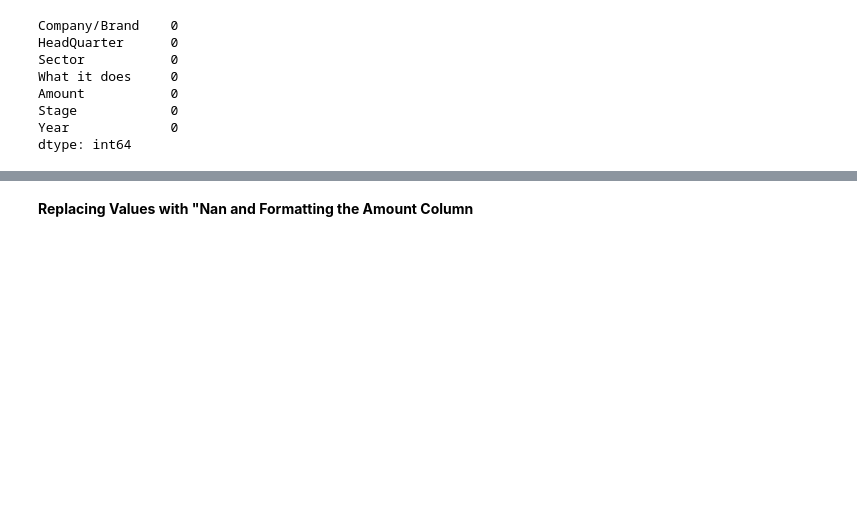
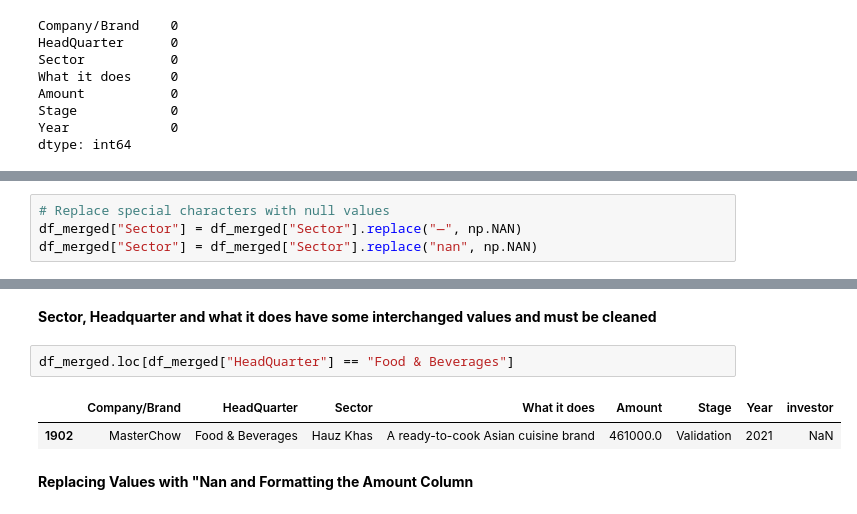
Before and after one commit to Wisdom-EdemD-rah/Indian-Startup-Ecosystem-Project, a Jupyter notebook: Notebooks/ISEP.ipynb, the cells around one changed output, grey strips where cells are left out. Drawn from its saved outputs; the diff is of its cells as text; blank space fills up the shorter version.

```diff
--- a/Notebooks/ISEP.ipynb
+++ b/Notebooks/ISEP.ipynb
@@ -1652,0 +1914,4 @@ dtype: int64
+# %%
+# Replace special characters with null values
+df_merged["Sector"] = df_merged["Sector"].replace("—", np.NAN)
+df_merged["Sector"] = df_merged["Sector"].replace("nan", np.NAN)
@@ -1653,3 +1930,10 @@ dtype: int64
+# %% [markdown]
+**Sector, Headquarter and what it does have some interchanged values and must be cleaned**
+# %%
+df_merged.loc[df_merged["HeadQuarter"] == "Food & Beverages"]
+# %% [output]
+|  | Company/Brand | HeadQuarter | Sector | What it does | Amount | Stage | Year | investor |
+| 1902 | MasterChow | Food & Beverages | Hauz Khas | A ready-to-cook Asian cuisine brand | 461000.0 | Validation | 2021 | NaN |
 # %% [markdown]
 **Replacing Values with "Nan and Formatting the Amount Column**
 # %%
```
Also changed, not shown: parts of 43 cells of this notebook, 1 other file.
